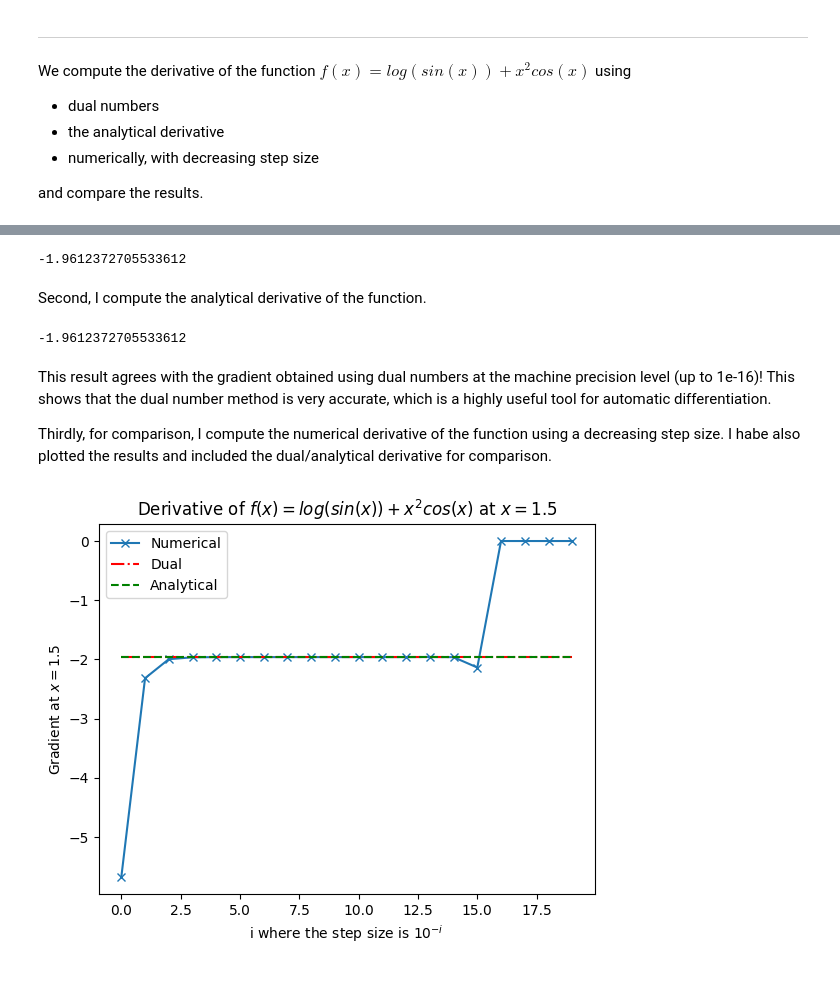
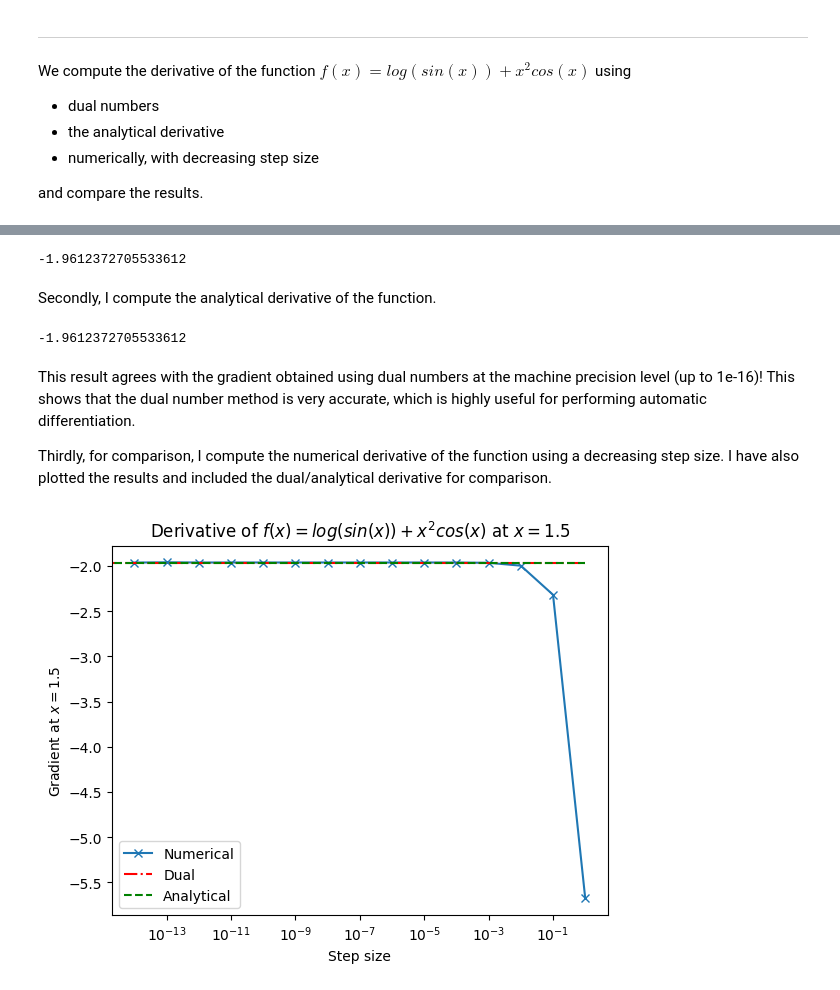
Before and after one commit to Fayzan03/C1_Coursework, a Jupyter notebook: results/example_diff.ipynb, the cells around one changed output, grey strips where cells are left out. Drawn from its saved outputs; the diff is of its cells as text; code cells hidden in the pictures.

```diff
--- a/results/example_diff.ipynb
+++ b/results/example_diff.ipynb
@@ -17,48 +19,53 @@ First, I compute the derivative of the function using dual numbers.
-# %%
-x=df.Dual(1.5,1)
-
-output = (x.sin()).log() + (x**2) * x.cos()
-grad_dual=output.dual
-print(grad_dual)
-# %% [output]
--1.9612372705533612
+# %%
+# Define a function that we would like to differentiate.
+output = (x.sin()).log() + (x**2) * x.cos()
+
+# Compute the gradient at x==1.5 using Taylors' Theorem
+x=df.Dual(1.5,1)
+grad_dual=output.dual
+print(grad_dual)
+# %% [output]
+-1.9612372705533612
 # %% [markdown]
-Second, I compute the analytical derivative of the function.
+Secondly, I compute the analytical derivative of the function.
 # %%
-def f_grad(x):
-    res= 1/np.tan(x) + 2*x*np.cos(x) - x**2 * np.sin(x)
-    return res
+# Compare to the analytical result
+def f_prime(x):
+    return 1/np.tan(x) + 2*x*np.cos(x) - x**2 * np.sin(x)
 
-grad_anal=f_grad(1.5)
+grad_anal=f_prime(1.5)
 print(grad_anal)
 # %% [output]
 -1.9612372705533612
 # %% [markdown]
- This result agrees with the gradient obtained using dual numbers at the machine precision level (up to 1e-16)! This shows that the dual number method is very accurate, which is a highly useful tool for automatic differentiation.
+ This result agrees with the gradient obtained using dual numbers at the machine precision level (up to 1e-16)! This shows that the dual number method is very accurate, which is highly useful for performing automatic differentiation.
 
-Thirdly, for comparison, I compute the numerical derivative of the function using a decreasing step size. I habe also plotted the results and included the dual/analytical derivative for comparison.
+Thirdly, for comparison, I compute the numerical derivative of the function using a decreasing step size. I have also plotted the results and included the dual/analytical derivative for comparison.
 # %%
-# define the function f
+# Define the function f to compute the numerical gradient
 def f(x):
     y = np.log(np.sin(x)) + x**2 *np.cos(x)
     return y
 
+# Compute the numerical gradient at x==1.5
 x=1.5
 
 grad_num=[]
-for i in range(20):
+for i in range(15):
     eps=10**(-i)
     y = (f(x+eps) - f(x))/eps
     grad_num.append(y)
 
-step_size=[i for i in range(20)]
+# Plot the gradient at each step size
+step_size=[10**(-i) for i in range(15)]
 plt.plot(step_size, grad_num, marker='x', label="Numerical")
-plt.xlabel("i where the step size is $10^{-i}$")
+plt.xlabel("Step size")
+plt.xscale('log')
 plt.ylabel("Gradient at $x=1.5$")
 plt.title("Derivative of $ f(x) = log(sin(x)) + x^2 cos(x) $ at $x=1.5$")
-plt.hlines(grad_dual, xmin=0, xmax=19, color='r', ls="-.", label= "Dual")
-plt.hlines(grad_anal, xmin=0, xmax=19, color='g', ls="--", label= "Analytical")
+plt.hlines(grad_dual, xmin=0, xmax=1, color='r', ls="-.", label= "Dual")
+plt.hlines(grad_anal, xmin=0, xmax=1, color='g', ls="--", label= "Analytical")
 plt.legend()
 plt.show()
 # %% [output]
-[figure, old version]
+[figure, new version]
```
Also changed, not shown: parts of 5 cells of this notebook, 8 other files.
